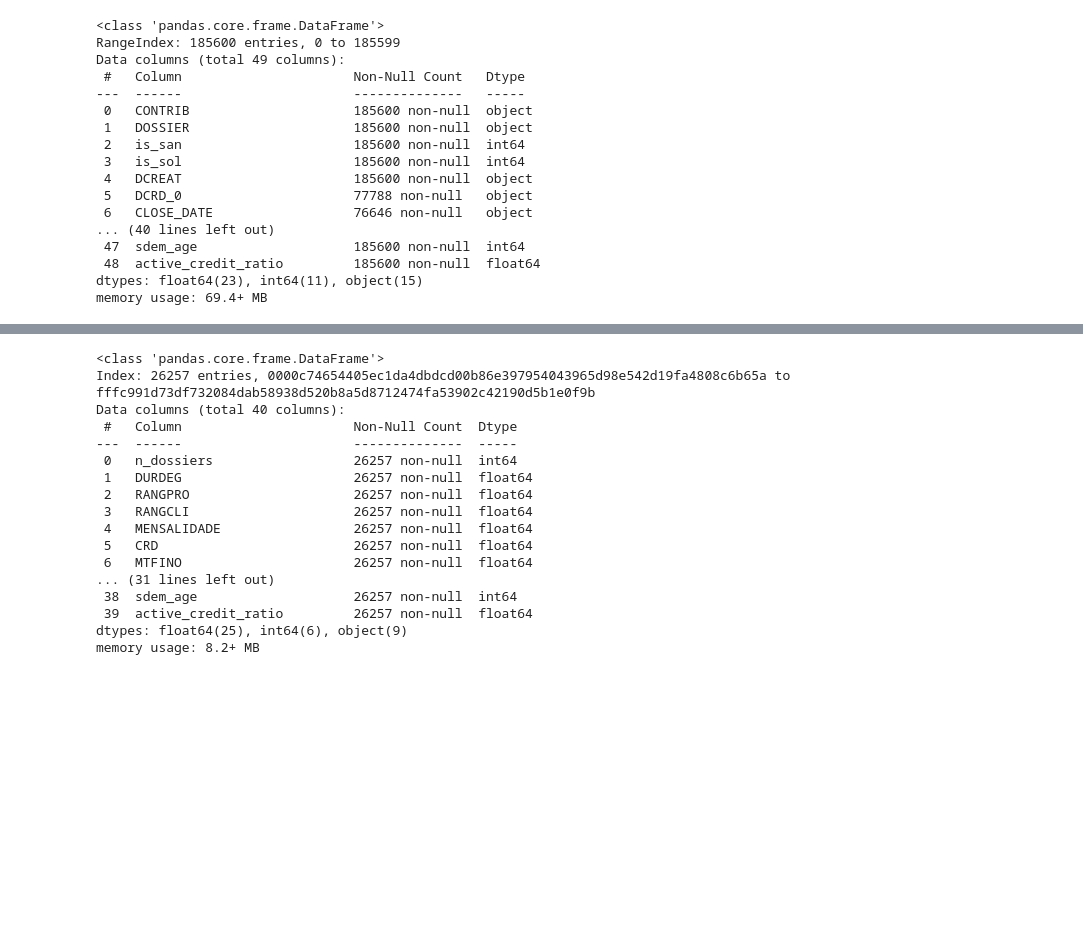
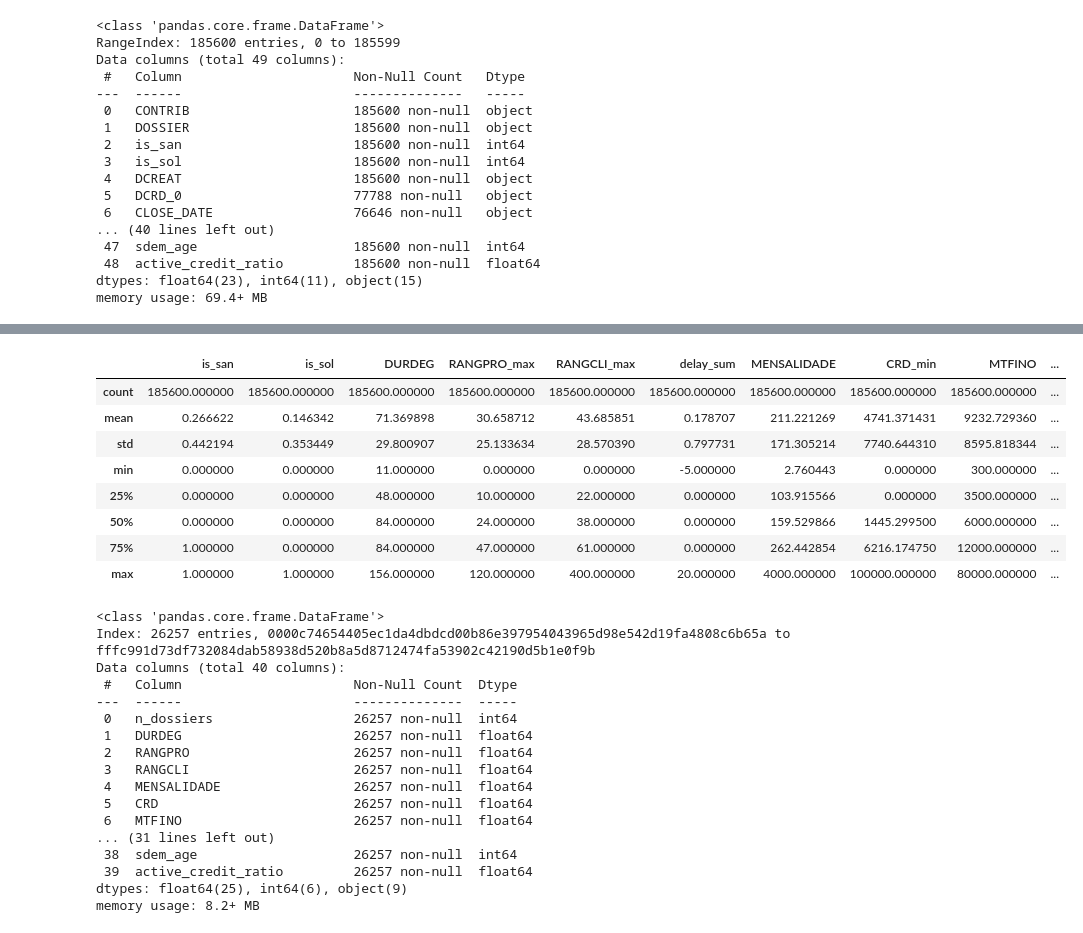
Before and after one commit to Alanog10/BNP-Paribas, a Jupyter notebook: Clustering.ipynb, the cells around one changed output, grey strips where cells are left out. Cells and saved outputs as stored; diff of their text form; code cells hidden in the pictures; blank space fills up the shorter version.

```diff
--- a/Clustering.ipynb
+++ b/Clustering.ipynb
@@ -179,3 +194,15 @@ memory usage: 69.4+ MB
+# %%
+BNP.describe()
+# %% [output]
+|  | is_san | is_sol | DURDEG | RANGPRO_max | RANGCLI_max | delay_sum | MENSALIDADE | CRD_min | MTFINO | ... |
+| count | 185600.000000 | 185600.000000 | 185600.000000 | 185600.000000 | 185600.000000 | 185600.000000 | 185600.000000 | 185600.000000 | 185600.000000 | ... |
+| mean | 0.266622 | 0.146342 | 71.369898 | 30.658712 | 43.685851 | 0.178707 | 211.221269 | 4741.371431 | 9232.729360 | ... |
+| std | 0.442194 | 0.353449 | 29.800907 | 25.133634 | 28.570390 | 0.797731 | 171.305214 | 7740.644310 | 8595.818344 | ... |
+| min | 0.000000 | 0.000000 | 11.000000 | 0.000000 | 0.000000 | -5.000000 | 2.760443 | 0.000000 | 300.000000 | ... |
+| 25% | 0.000000 | 0.000000 | 48.000000 | 10.000000 | 22.000000 | 0.000000 | 103.915566 | 0.000000 | 3500.000000 | ... |
+| 50% | 0.000000 | 0.000000 | 84.000000 | 24.000000 | 38.000000 | 0.000000 | 159.529866 | 1445.299500 | 6000.000000 | ... |
+| 75% | 1.000000 | 0.000000 | 84.000000 | 47.000000 | 61.000000 | 0.000000 | 262.442854 | 6216.174750 | 12000.000000 | ... |
+| max | 1.000000 | 1.000000 | 156.000000 | 120.000000 | 400.000000 | 20.000000 | 4000.000000 | 100000.000000 | 80000.000000 | ... |
 # %%
 BNP_sol = BNP[BNP['is_sol'] == 1]
 BNP_san = BNP[BNP['is_san'] == 1]
```
Also changed, not shown: parts of 1 cell of this notebook.
